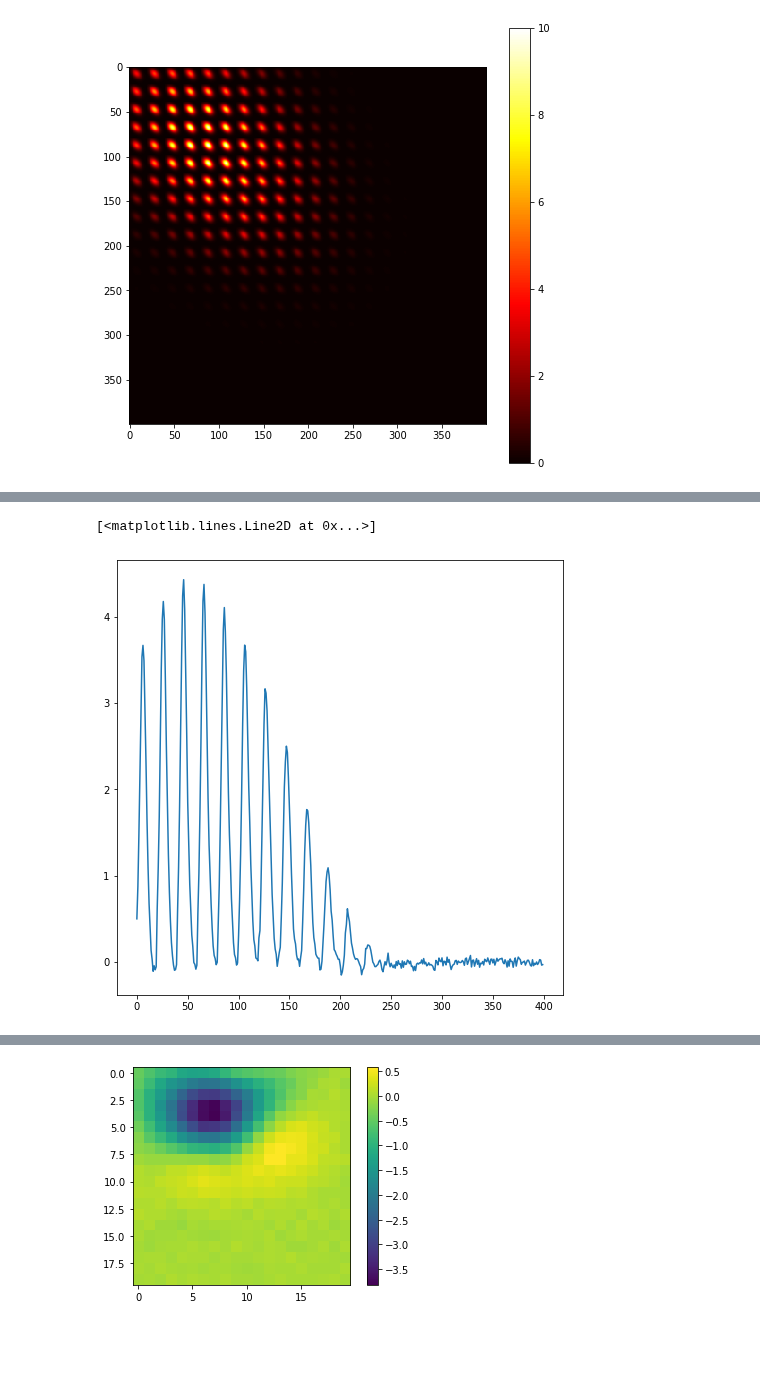
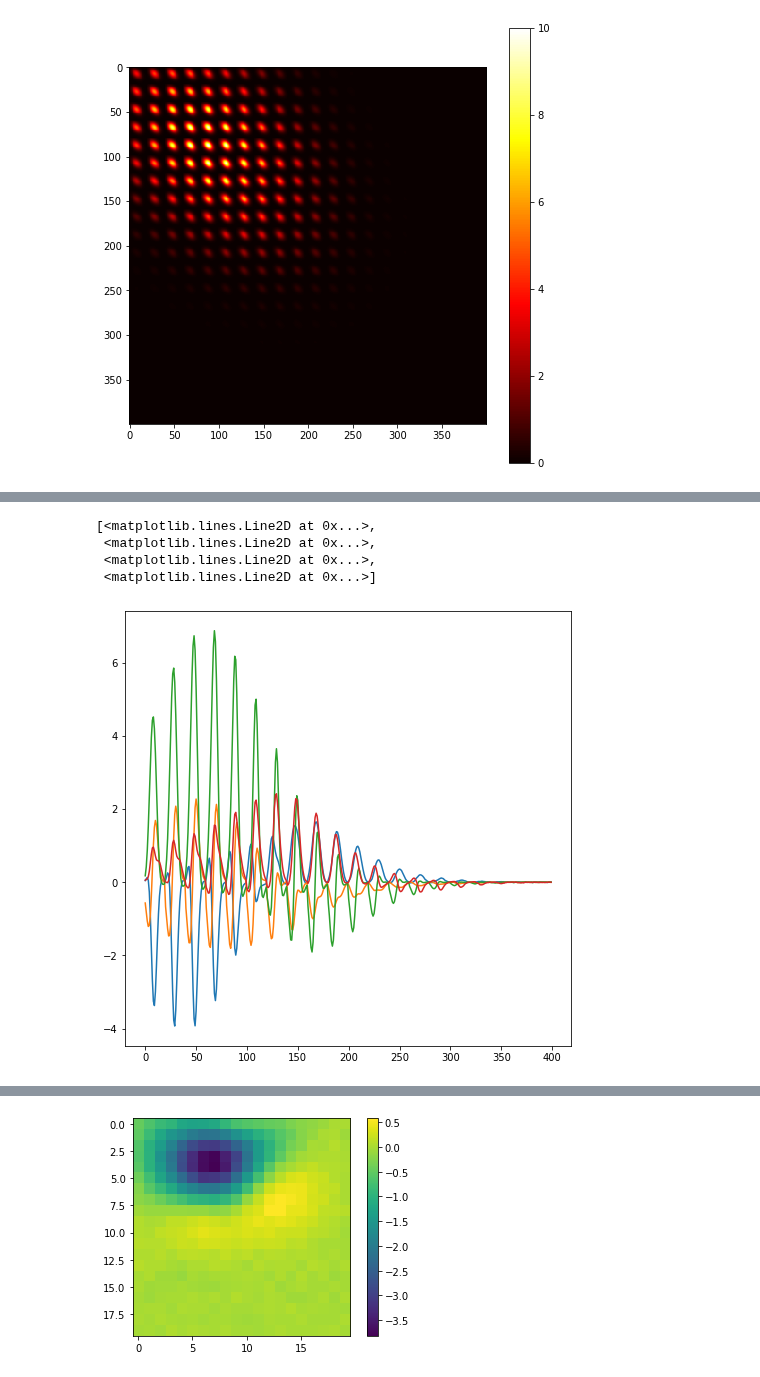
Before and after one commit to BruntonUWBio/structured-random-features, a Jupyter notebook: 2D_gabor_filters.ipynb, the cells around one changed output, grey strips where cells are left out. Drawn from its saved outputs; the diff is of its cells as text; code cells hidden in the pictures; blank space fills up the shorter version.

```diff
--- a/2D_gabor_filters.ipynb
+++ b/2D_gabor_filters.ipynb
@@ -81,7 +81,7 @@ for i in product(np.arange(N), np.arange(N)):
         idx1 = i[0] + N * i[1]
         idx2 = j[0] + N * j[1]
         K[idx1, idx2] = kernel(np.array(i, dtype=float), np.array(j, dtype=float), m)
-K = K + 1e-3 * np.eye(N**2)
+K = K + 1e-5 * np.eye(N**2)
 # %%
 plt.figure(figsize=(8,8))
 plt.imshow(K.T, cmap=plt.cm.get_cmap("hot"))
@@ -95,11 +92,14 @@ plt.colorbar()
 # %%
 L = np.linalg.cholesky(K)
 w = L @ np.random.randn(N**2, 4)
 
 plt.figure(figsize=(8,8))
 #plt.plot(w, 'k-', alpha=0.7)
-plt.plot(w[:, 3])
+plt.plot(w)
 #plt.xlim([0,N-1])
 # %% [output]
-[<matplotlib.lines.Line2D at 0x...>]
+[<matplotlib.lines.Line2D at 0x...>,
+ <matplotlib.lines.Line2D at 0x...>,
+ <matplotlib.lines.Line2D at 0x...>,
+ <matplotlib.lines.Line2D at 0x...>]
-[figure, old version]
+[figure, new version]
```
Also changed, not shown: parts of 5 cells of this notebook, 3 other files.
